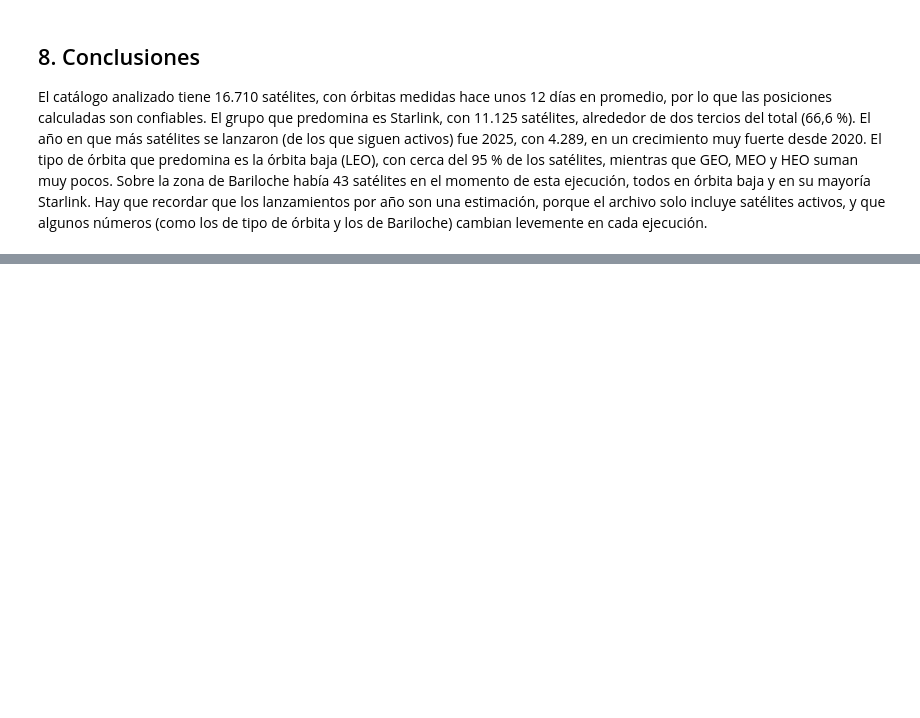
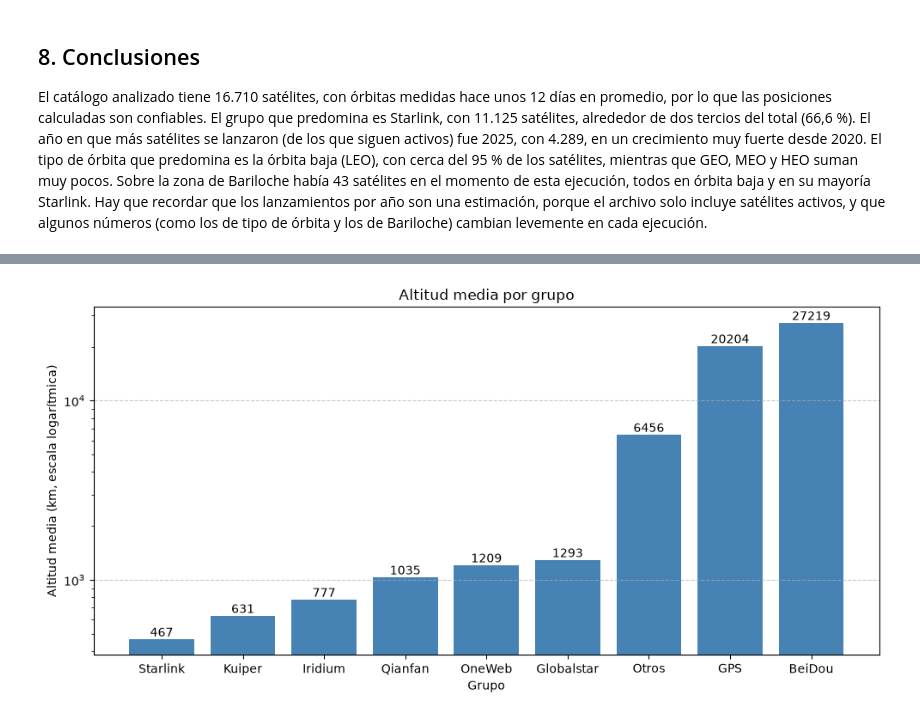
Before and after one commit to Fran-Diz/Proyesat-Diz-Mesa, a Jupyter notebook: informe.ipynb, the cells around one changed output, grey strips where cells are left out. Cells and saved outputs as stored; diff of their text form; code cells hidden in the pictures; blank space fills up the shorter version.

```diff
--- a/informe.ipynb
+++ b/informe.ipynb
@@ -217,0 +262,7 @@ El catálogo analizado tiene 16.710 satélites, con órbitas medidas hace unos 1
+# %%
+from analisis import resumen_por_grupo
+from graficos import plot_altura_media_por_grupo
+
+plot_altura_media_por_grupo(resumen_por_grupo(satelites))
+# %% [output]
+[figure, added]
```
Also changed, not shown: parts of 20 cells of this notebook, 3 other files.
